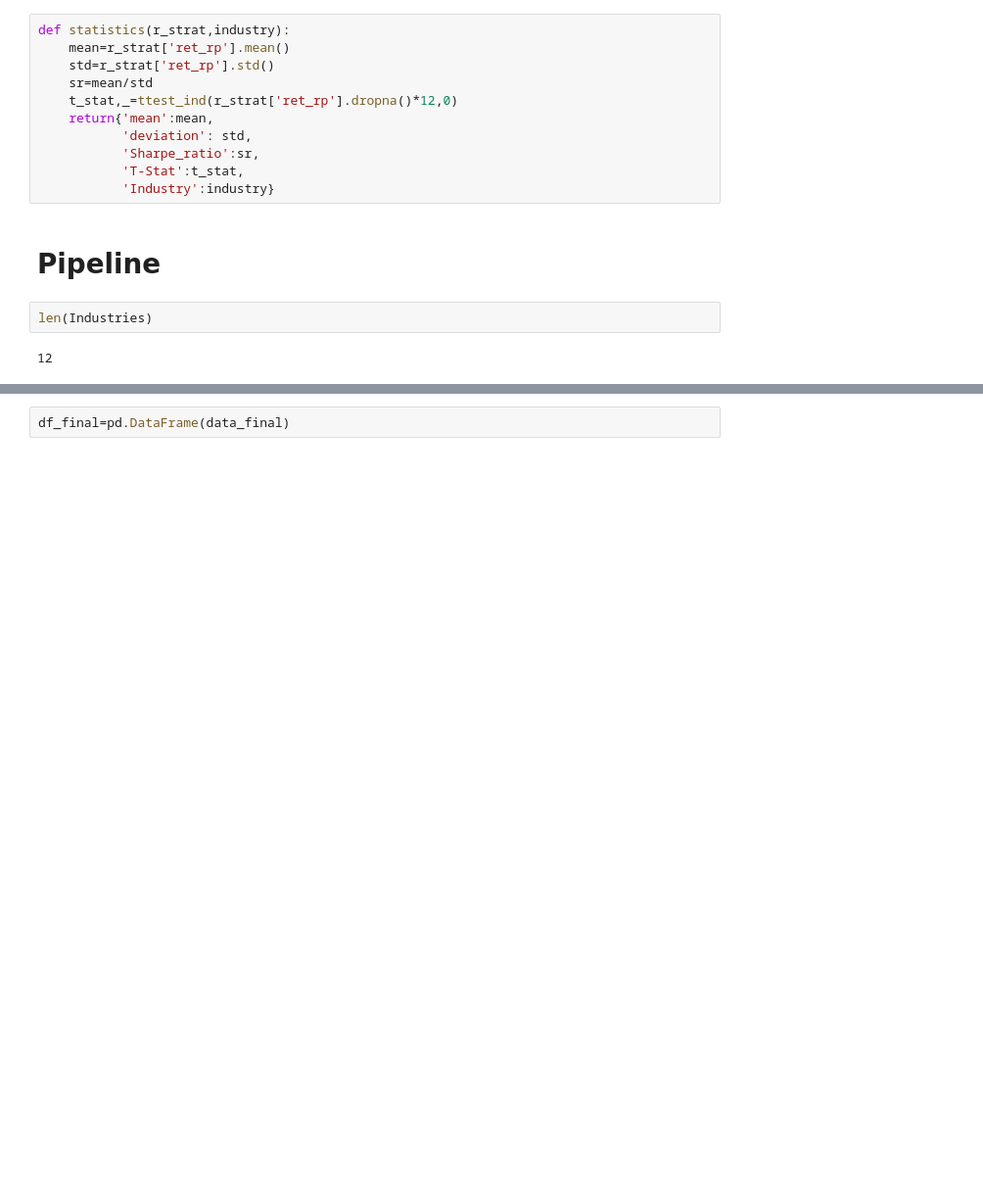
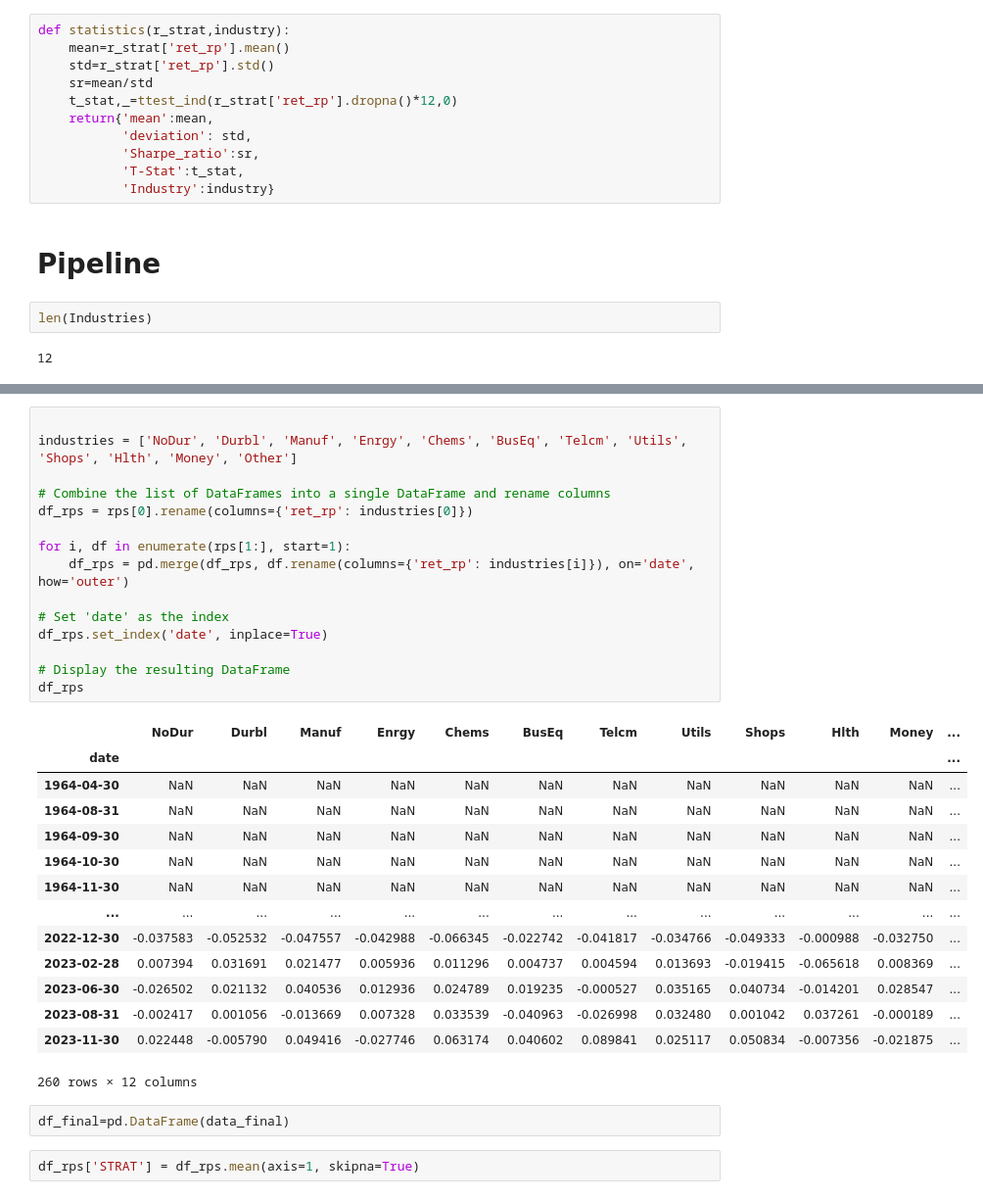
Before and after one commit to yassinuaimee/Investments-Advanced-Portfolio-Optimization-and-Risk-Factor-Analysis, a Jupyter notebook: part8.ipynb, the cells around one changed output, grey strips where cells are left out. Shown: that part at 98% size. Saved outputs shown, nothing was run; the diff lists cells and outputs as text; blank space fills up the shorter version.

```diff
--- a/part8.ipynb
+++ b/part8.ipynb
@@ -391,2 +428,34 @@ for ind in Industries:
+# %%
+
+industries = ['NoDur', 'Durbl', 'Manuf', 'Enrgy', 'Chems', 'BusEq', 'Telcm', 'Utils', 'Shops', 'Hlth', 'Money', 'Other']
+
+# Combine the list of DataFrames into a single DataFrame and rename columns
+df_rps = rps[0].rename(columns={'ret_rp': industries[0]})
+
+for i, df in enumerate(rps[1:], start=1):
+    df_rps = pd.merge(df_rps, df.rename(columns={'ret_rp': industries[i]}), on='date', how='outer')
+
+# Set 'date' as the index
+df_rps.set_index('date', inplace=True)
+
+# Display the resulting DataFrame
+df_rps
+# %% [output]
+|  | NoDur | Durbl | Manuf | Enrgy | Chems | BusEq | Telcm | Utils | Shops | Hlth | Money | ... |
+| date |  |  |  |  |  |  |  |  |  |  |  | ... |
+| 1964-04-30 | NaN | NaN | NaN | NaN | NaN | NaN | NaN | NaN | NaN | NaN | NaN | ... |
+| 1964-08-31 | NaN | NaN | NaN | NaN | NaN | NaN | NaN | NaN | NaN | NaN | NaN | ... |
+| 1964-09-30 | NaN | NaN | NaN | NaN | NaN | NaN | NaN | NaN | NaN | NaN | NaN | ... |
+| 1964-10-30 | NaN | NaN | NaN | NaN | NaN | NaN | NaN | NaN | NaN | NaN | NaN | ... |
+| 1964-11-30 | NaN | NaN | NaN | NaN | NaN | NaN | NaN | NaN | NaN | NaN | NaN | ... |
+| ... | ... | ... | ... | ... | ... | ... | ... | ... | ... | ... | ... | ... |
+| 2022-12-30 | -0.037583 | -0.052532 | -0.047557 | -0.042988 | -0.066345 | -0.022742 | -0.041817 | -0.034766 | -0.049333 | -0.000988 | -0.032750 | ... |
+| 2023-02-28 | 0.007394 | 0.031691 | 0.021477 | 0.005936 | 0.011296 | 0.004737 | 0.004594 | 0.013693 | -0.019415 | -0.065618 | 0.008369 | ... |
+| 2023-06-30 | -0.026502 | 0.021132 | 0.040536 | 0.012936 | 0.024789 | 0.019235 | -0.000527 | 0.035165 | 0.040734 | -0.014201 | 0.028547 | ... |
+| 2023-08-31 | -0.002417 | 0.001056 | -0.013669 | 0.007328 | 0.033539 | -0.040963 | -0.026998 | 0.032480 | 0.001042 | 0.037261 | -0.000189 | ... |
+| 2023-11-30 | 0.022448 | -0.005790 | 0.049416 | -0.027746 | 0.063174 | 0.040602 | 0.089841 | 0.025117 | 0.050834 | -0.007356 | -0.021875 | ... |
+260 rows × 12 columns
 # %%
 df_final=pd.DataFrame(data_final)
+# %%
+df_rps['STRAT'] = df_rps.mean(axis=1, skipna=True)
```
Also changed, not shown: parts of 13 cells of this notebook, 1 other file.
